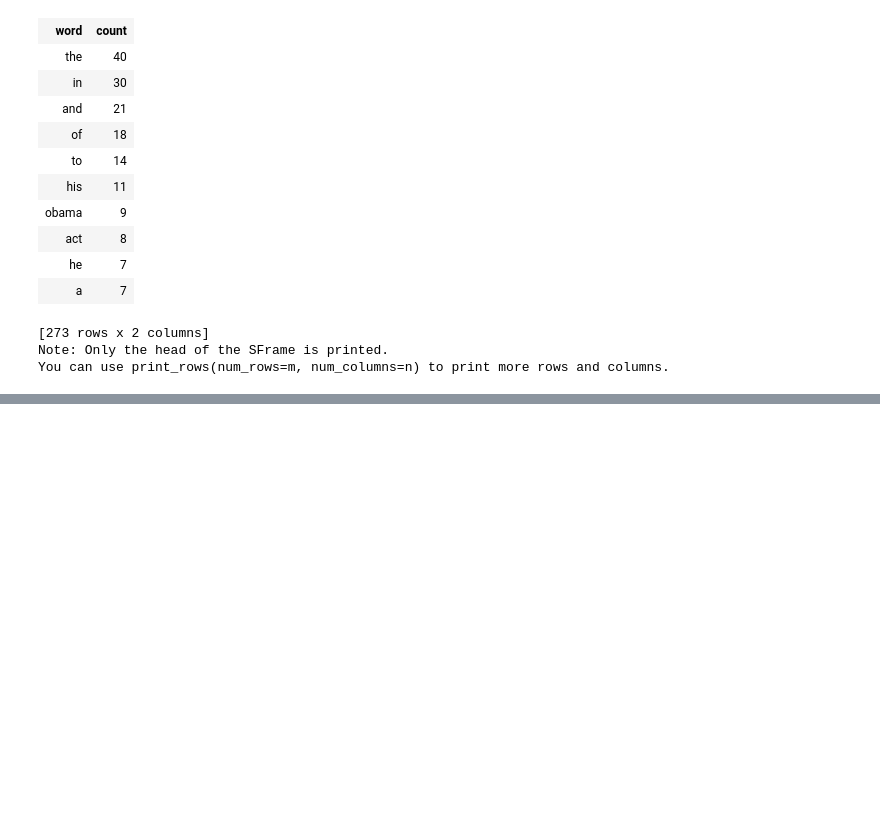
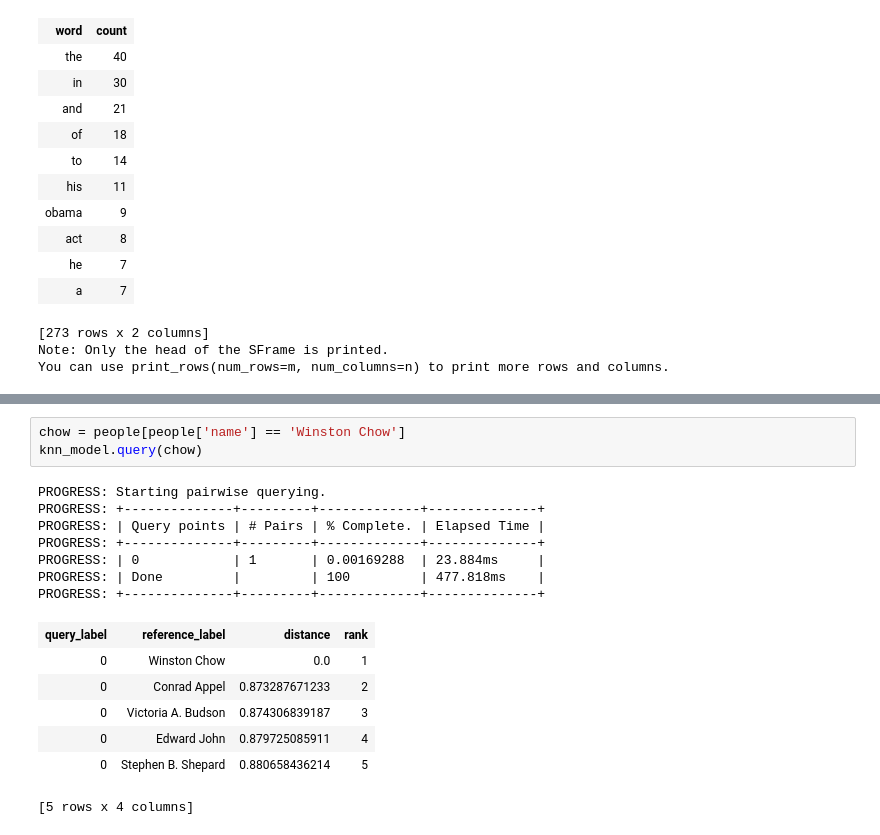
Before and after one commit to jgerardsimcock/Coursera_ML, a Jupyter notebook: machine_learning_foundations/Wiki Text Retrieval.ipynb, the cells around one changed output, grey strips where cells are left out. Cells and saved outputs as stored; diff of their text form; blank space fills up the shorter version.

```diff
--- a/machine_learning_foundations/Wiki Text Retrieval.ipynb
+++ b/machine_learning_foundations/Wiki Text Retrieval.ipynb
@@ -91,0 +220,18 @@ You can use print_rows(num_rows=m, num_columns=n) to print more rows and columns
+# %%
+chow = people[people['name'] == 'Winston Chow']
+knn_model.query(chow)
+# %% [output]
+PROGRESS: Starting pairwise querying.
+PROGRESS: +--------------+---------+-------------+--------------+
+PROGRESS: | Query points | # Pairs | % Complete. | Elapsed Time |
+PROGRESS: +--------------+---------+-------------+--------------+
+PROGRESS: | 0            | 1       | 0.00169288  | 23.884ms     |
+PROGRESS: | Done         |         | 100         | 477.818ms    |
+PROGRESS: +--------------+---------+-------------+--------------+
+| query_label | reference_label | distance | rank |
+| 0 | Winston Chow | 0.0 | 1 |
+| 0 | Conrad Appel | 0.873287671233 | 2 |
+| 0 | Victoria A. Budson | 0.874306839187 | 3 |
+| 0 | Edward John | 0.879725085911 | 4 |
+| 0 | Stephen B. Shepard | 0.880658436214 | 5 |
+[5 rows x 4 columns]
```
Also changed, not shown: parts of 28 cells of this notebook.
